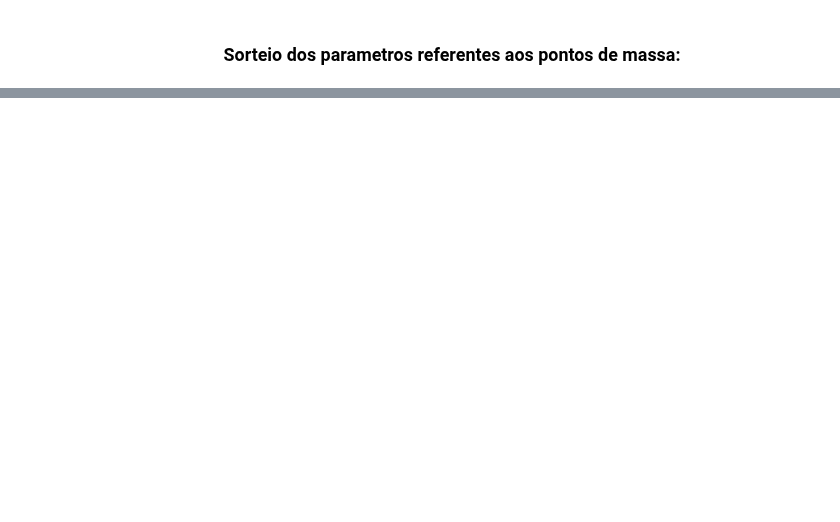
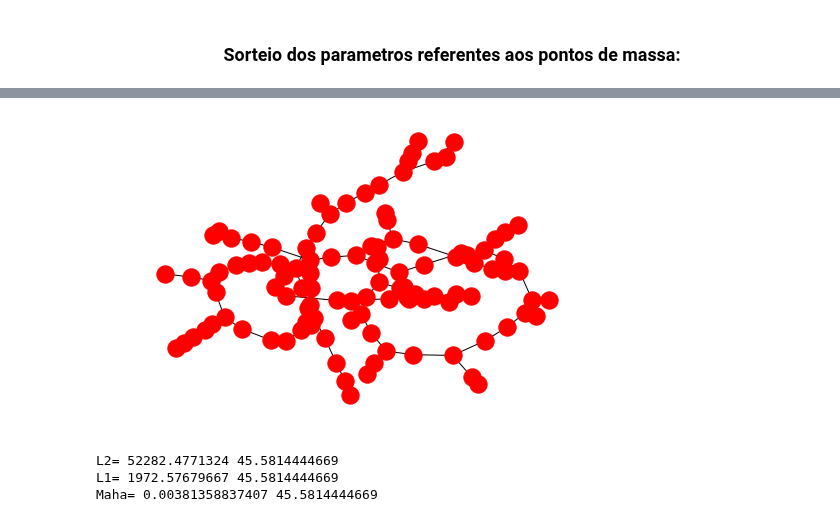
Before and after one commit to EdsonAlonso/EstagioCurricular, a Jupyter notebook: Sphere_grav.ipynb, the cells around one changed output, grey strips where cells are left out. Drawn from its saved outputs; the diff is of its cells as text; code cells hidden in the pictures; blank space fills up the shorter version.

```diff
--- a/Sphere_grav.ipynb
+++ b/Sphere_grav.ipynb
@@ -203,0 +203,18 @@ plt.show()
+# %%
+G,TSG = getgraph(sphere.T)
+nx.draw(TSG)
+# %% [output]
+[figure, added]
+# %%
+#Calculating the phi funtcion and the mean
+#CALCULANDO O PHI VIA A FUNCAO CRIADA
+phi1, dmst1 = distgraph(sphere.T)
+print('L2=', phi1, dmst1)
+phi2, dmst2 = distgraphl1(sphere.T)
+print('L1=',phi2, dmst2)
+phi3, dmst3 = distgraphmaha(sphere.T)
+print('Maha=', phi3, dmst3)
+# %% [output]
+L2= 52282.4771324 45.5814444669
+L1= 1972.57679667 45.5814444669
+Maha= 0.00381358837407 45.5814444669
```
Also changed, not shown: parts of 9 cells of this notebook.
